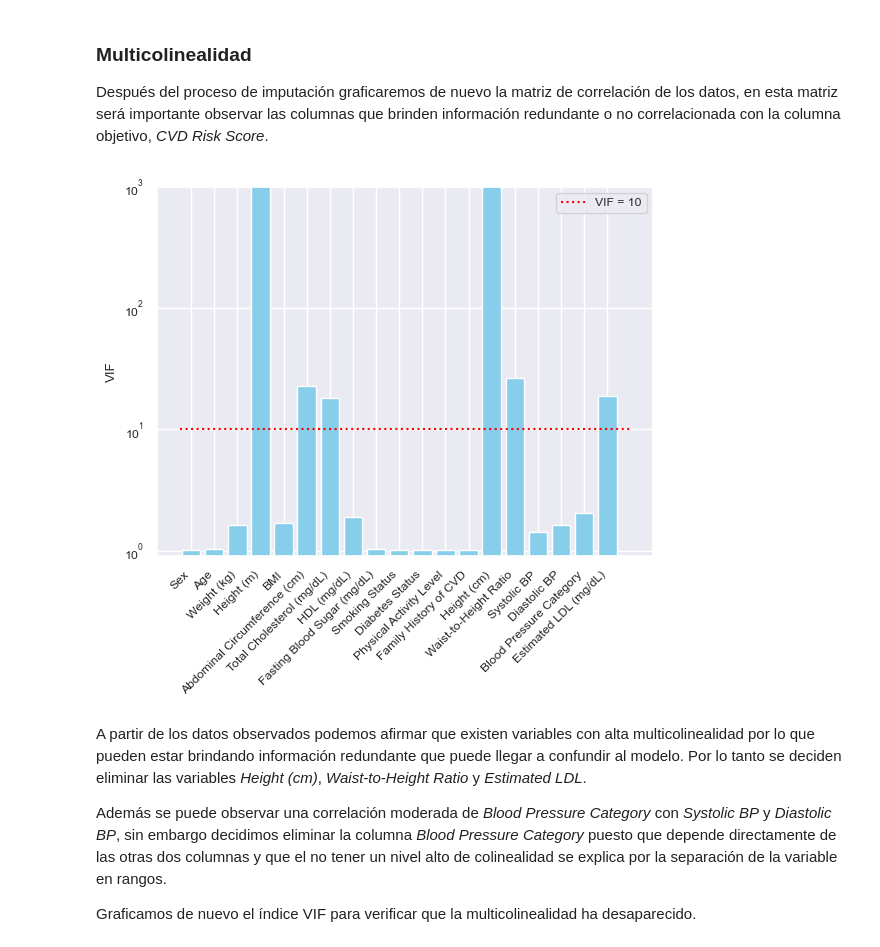
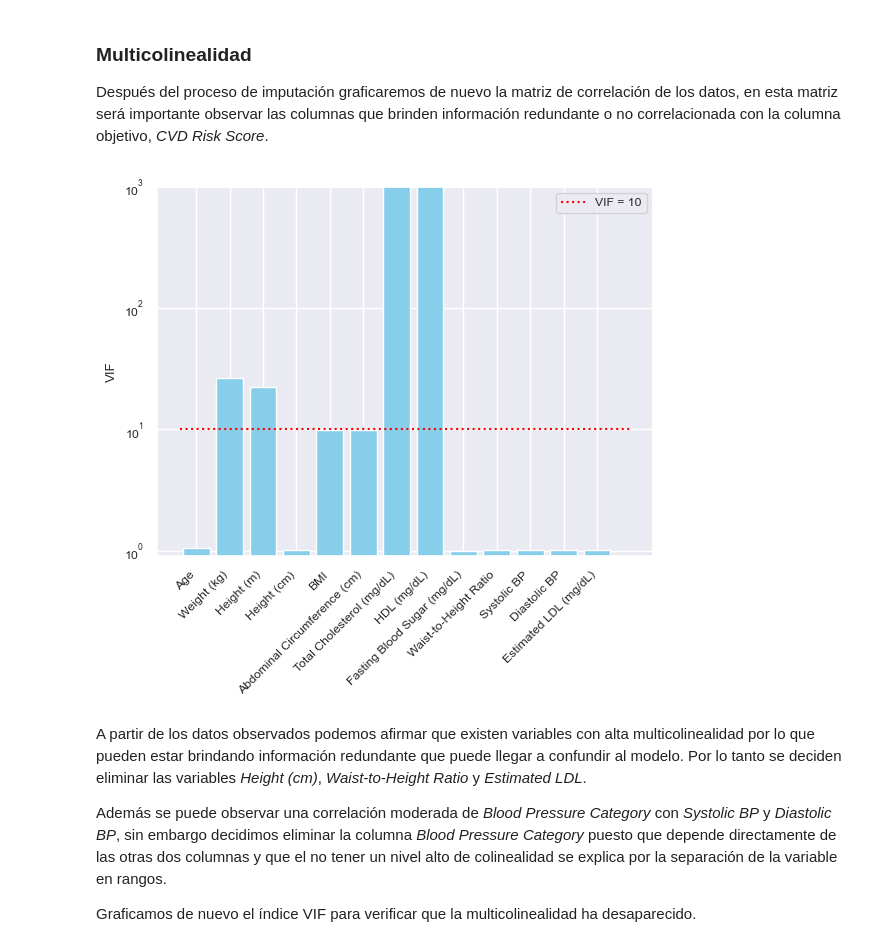
Before and after one commit to serferre2004/Laboratorios_MachineLearning, a Jupyter notebook: Laboratorio1/Laboratorio 1.ipynb, the cells around one changed output. Cells and saved outputs as stored; diff of their text form; code cells hidden in the pictures.

```diff
--- a/Laboratorio1/Laboratorio 1.ipynb
+++ b/Laboratorio1/Laboratorio 1.ipynb
@@ -410,7 +408,7 @@ fig, axes = plt.subplots(3, 3, figsize=(15, 10))
 axes = axes.flatten()
 
 for i, columna in enumerate(columnas):
-    datos = data[columna].dropna()
+    datos = clean_numeric_data[columna].dropna()
     axes[i].hist(
         datos,
         bins=30,
@@ -449,8 +447,17 @@ Dado que en todas las distribuciones se observa una tendencia hacia la media y m
 median_columns = ['Age', 'Diastolic BP', 'Systolic BP', 'Fasting Blood Sugar (mg/dL)', 'HDL (mg/dL)']
 mean_columns = ['Weight (kg)', 'BMI']
 
-data[median_columns] = data[median_columns].fillna(data[median_columns].median())
-data[mean_columns] = data[mean_columns].fillna(data[mean_columns].mean())
+median_transformer = Pipeline(steps=[
+    ('imputer', SimpleImputer(strategy='median'))
+])
+mean_transformer = Pipeline(steps=[
+    ('imputer', SimpleImputer(strategy='mean'))
+])
+
+simple_imputer_transformer = ColumnTransformer(transformers=[
+    ('median', median_transformer, median_columns),
+    ('mean', mean_transformer, mean_columns)
+])
 # %% [markdown]
 Después de la imputación simple de estas variables independientes podemos imputar por regresión a las variables correlacionadas mencionadas anteriormente.
 # %%
@@ -480,0 +491,9 @@ data['Height (m)'] = data['Height (m)'].fillna(data['Height (cm)'] / 100)
+# %%
+corr_features = ['Waist-to-Height Ratio', 'Abdominal Circumference (cm)', 'Total Cholesterol (mg/dL)', 'Estimated LDL (mg/dL)', 'Height (cm)', 'Height (m)']
+imputer_transformer = ColumnTransformer(transformers=[
+    ('simple', simple_imputer_transformer, median_columns + mean_columns),
+    ('correlated', corr_imputer, corr_features)
+])
+numeric_transformer.steps.append(('imputer', imputer_transformer))
+set_config(display="diagram")
+numeric_transformer
@@ -481,5 +518,7 @@ data['Height (m)'] = data['Height (m)'].fillna(data['Height (cm)'] / 100)
 # %% [markdown]
 Con esto completamos el proceso de imputación y observamos que no existen más valores faltantes.
 # %%
-((data.isnull().sum()/data.shape[0])).sort_values(ascending=False)
+clean_data = numeric_transformer.fit_transform(data)
+clean_data = pd.DataFrame(clean_data, columns=numeric_features)
+((clean_data.isnull().sum()/clean_data.shape[0])).sort_values(ascending=False)
 # %% [output]
@@ -540,26 +529,26 @@ datatransf[cols].head()
 Después del proceso de imputación graficaremos de nuevo la matriz de correlación de los datos, en esta matriz será importante observar las columnas que brinden información redundante o no correlacionada con la columna objetivo, *CVD Risk Score*.
 # %%
 # VIF score
-def plot_vif(data, y_max = 12, scale = None):
-    X = add_constant(data.drop(columns=['CVD Risk Score']))
+def plot_vif(df, y_max = 12, scale = None):
+    X = add_constant(df)
     vif = pd.DataFrame()
     vif['Variable'] = X.columns
     vif['VIF'] = [variance_inflation_factor(X.values, i) for i in range(X.shape[1])]
     vif = vif.iloc[1:]
     plt.bar(vif['Variable'], vif['VIF'], color='skyblue')
     plt.hlines(10, -0.5, len(vif), colors='red', linestyles='dotted', label='VIF = 10')
     if scale == 'log':
         plt.yscale('log', base = 10)
         plt.ylim(0.9, y_max)
     else:
         plt.ylim(0, y_max)
     plt.ylabel('VIF')
     plt.xticks(rotation=45, ha='right')
     plt.legend()
     plt.show()
-plot_vif(data, y_max=1000, scale='log')
+plot_vif(clean_data[numeric_features], y_max=1000, scale='log')
 # %% [output]
-[figure, old version]
+[figure, new version]
 # %% [markdown]
 A partir de los datos observados podemos afirmar que existen variables con alta multicolinealidad por lo que pueden estar brindando información redundante que puede llegar a confundir al modelo. Por lo tanto se deciden eliminar las variables *Height (cm)*, *Waist-to-Height Ratio* y *Estimated LDL*.
 
```
Also changed, not shown: parts of 48 cells of this notebook.
